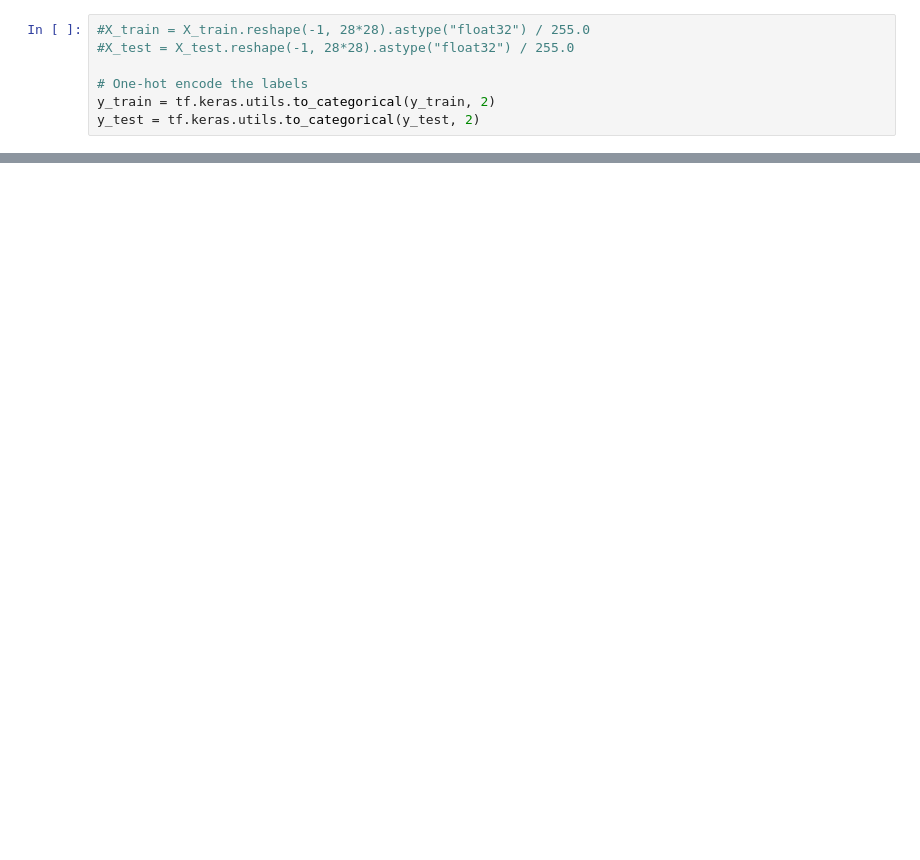
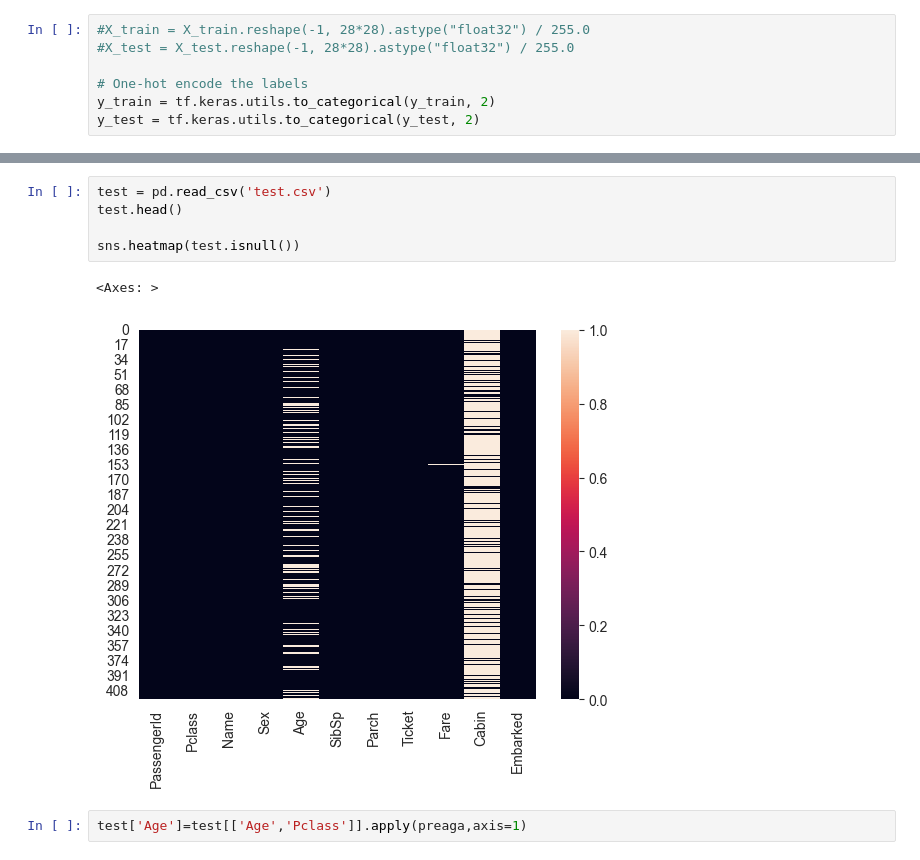
Before and after one commit to Dotunbey/titanic, a Jupyter notebook: LOGISTIC REGRESSION.ipynb, the cells around one changed output, grey strips where cells are left out. Saved outputs shown, nothing was run; the diff lists cells and outputs as text; blank space fills up the shorter version.

```diff
--- a/LOGISTIC REGRESSION.ipynb
+++ b/LOGISTIC REGRESSION.ipynb
@@ -429,0 +422,10 @@ ValueError: Arguments `target` and `output` must have the same shape. Received:
+# %%
+test = pd.read_csv('test.csv')
+test.head()
+
+sns.heatmap(test.isnull())
+# %% [output]
+<Axes: >
+[figure, added]
+# %%
+test['Age']=test[['Age','Pclass']].apply(preaga,axis=1)
```
Also changed, not shown: parts of 45 cells of this notebook.
